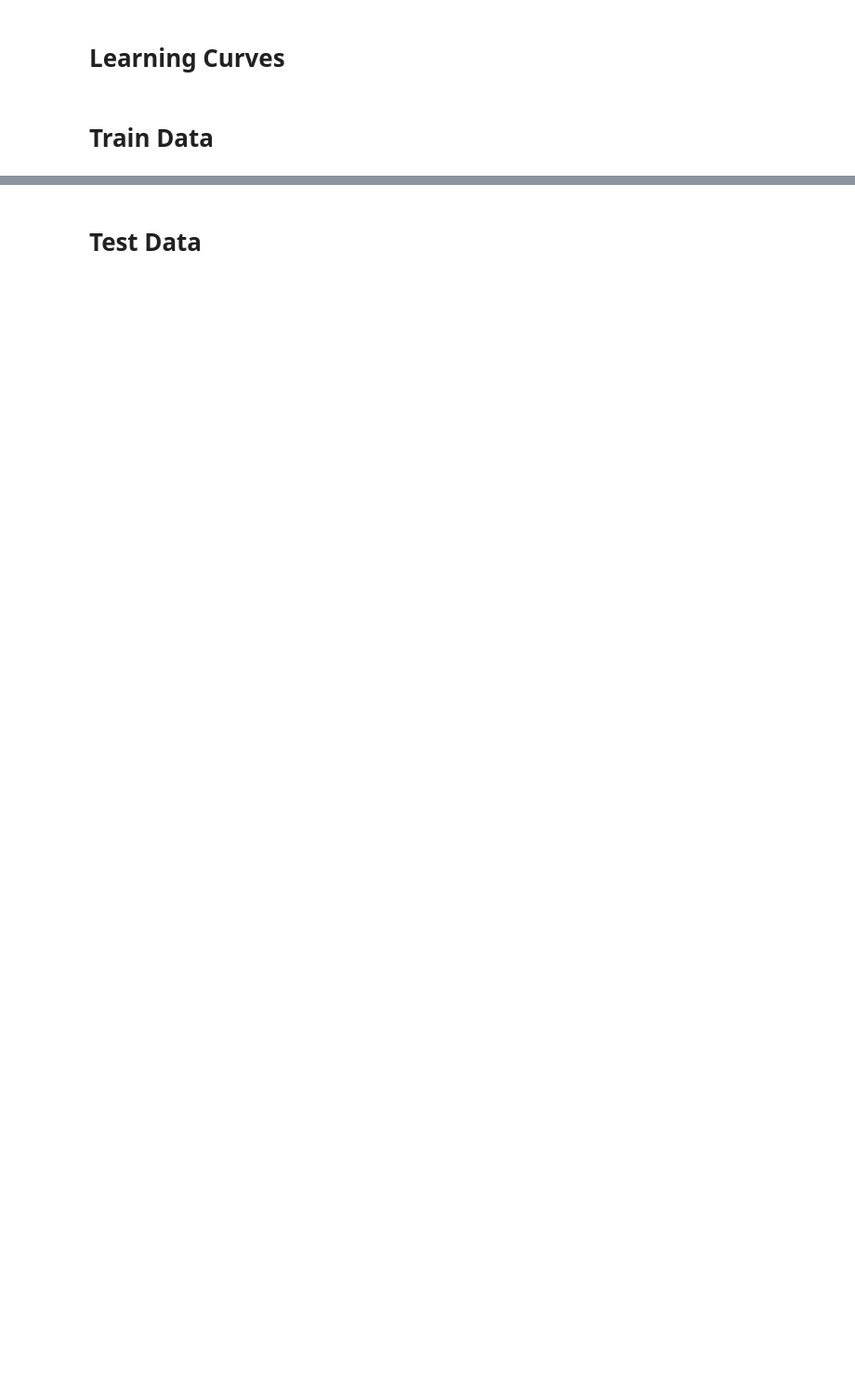
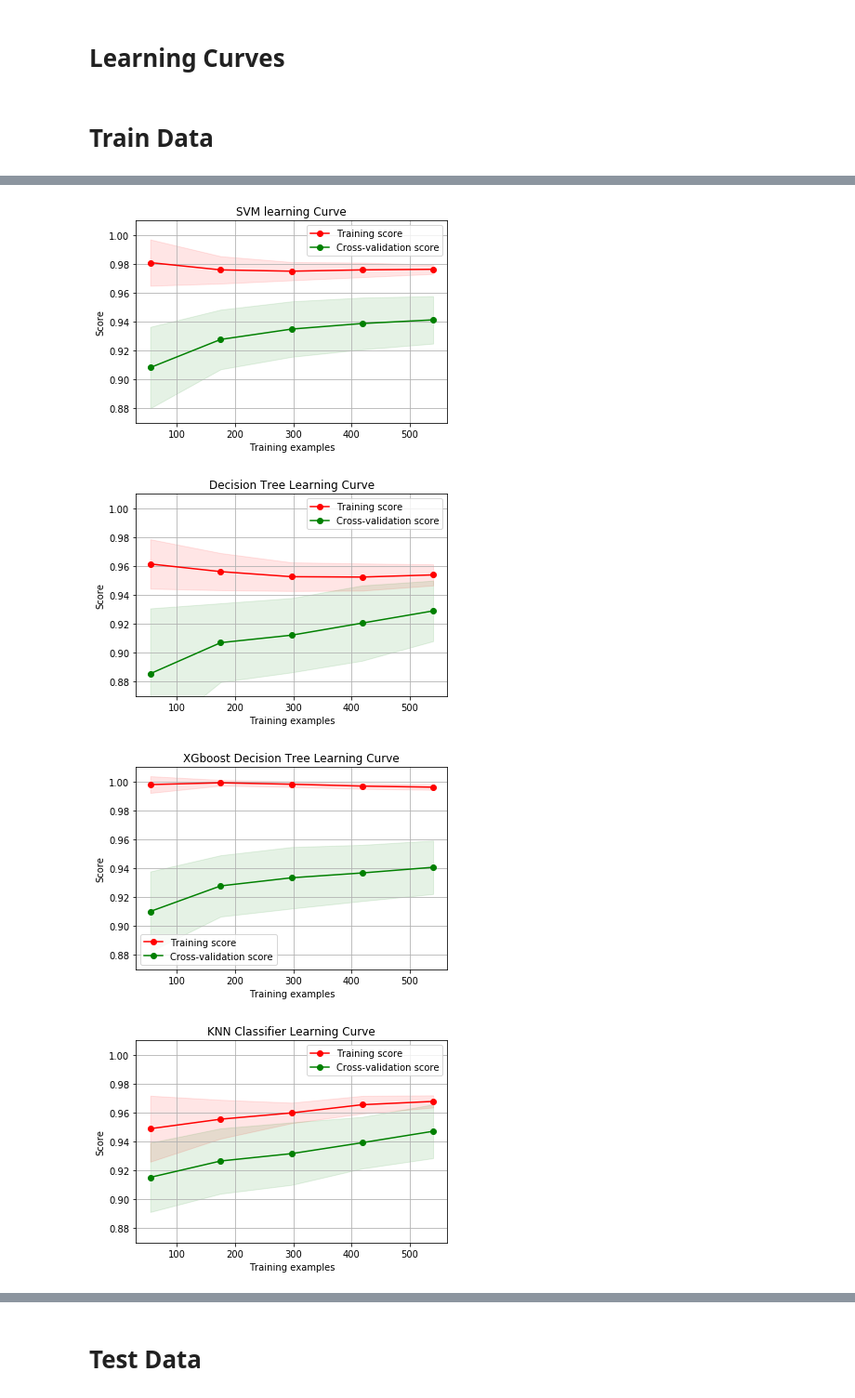
Before and after one commit to lakshaymalhotra123/Credit-Card-Fraud-Detection, a Jupyter notebook: CCDF Assignment 2.ipynb, the cells around one changed output, grey strips where cells are left out. Shown at 93% size. Cells and saved outputs as stored; diff of their text form; code cells hidden in the pictures; blank space fills up the shorter version.

```diff
--- a/CCDF Assignment 2.ipynb
+++ b/CCDF Assignment 2.ipynb
@@ -650,0 +784,22 @@ plt.xticks(range(X_train.shape[1]), rotation=90)
+# %%
+Name  = "CRedit Card Fraud Detection (Train Dataset) 1-{}".format(int(time.time()))
+tensorboard = TensorBoard(log_dir = 'logs/{}'.format(Name))
+# %%
+# Defining model for Neural Networks
+model = Sequential()
+#Input Layer
+model.add(Dense(X_train.shape[1],input_shape=(X_train.shape[1],)))
+model.add(Activation("relu"))
+#First Layer
+model.add(Dense(32))
+model.add(Activation("relu"))
+#Second Layer
+model.add(Dense(20))
+model.add(Activation("relu"))
+#Output Layer
+model.add(Dense(2))
+model.add(Activation('sigmoid'))
+
+model.compile(loss= 'sparse_categorical_crossentropy',optimizer='adam',metrics = ['accuracy'])
+# %%
+model.fit(X_train,y_train,batch_size=32,epochs=20,validation_split = 0.3,callbacks=[tensorboard])
@@ -839,10 +1174,18 @@ print('XGboost_tree_score DecisionTree Classifier Cross Validation Score', \
 # %%
 # Learning Curve
 cv = ShuffleSplit(n_splits=100, test_size=0.2, random_state=42)
 plot_learning_curve(svc, 'SVM learning Curve', X_train, y_train, (0.87, 1.01), cv=cv, n_jobs=4)
-plot_learning_curve(tree_clf,'Decision Tree Learning Curve',  X_train, y_train, (0.87, 1.01), cv=cv, n_jobs=4)
-plot_learning_curve(XGboost_tree_clf,'XGboost Decision Tree Learning Curve',  X_train, y_train, (0.87, 1.01),
+plot_learning_curve(tree_clf,'Decision Tree Learning Curve', X_train, y_train, (0.87, 1.01), cv=cv, n_jobs=4)
+plot_learning_curve(XGboost_tree_clf,'XGboost Decision Tree Learning Curve', X_train, y_train, (0.87, 1.01),
                     cv=cv, n_jobs=4)
+plot_learning_curve(knears_neighbors,'KNN Classifier Learning Curve', X_train, y_train, (0.87, 1.01), cv=cv, n_jobs=4)
+
+plt.show()
+# %% [output]
+[figure, added]
+[figure, added]
+[figure, added]
+[figure, added]
 # %%
 # Create a DataFrame with all the scores and the classifiers names.
 
```
Also changed, not shown: parts of 87 cells of this notebook.
